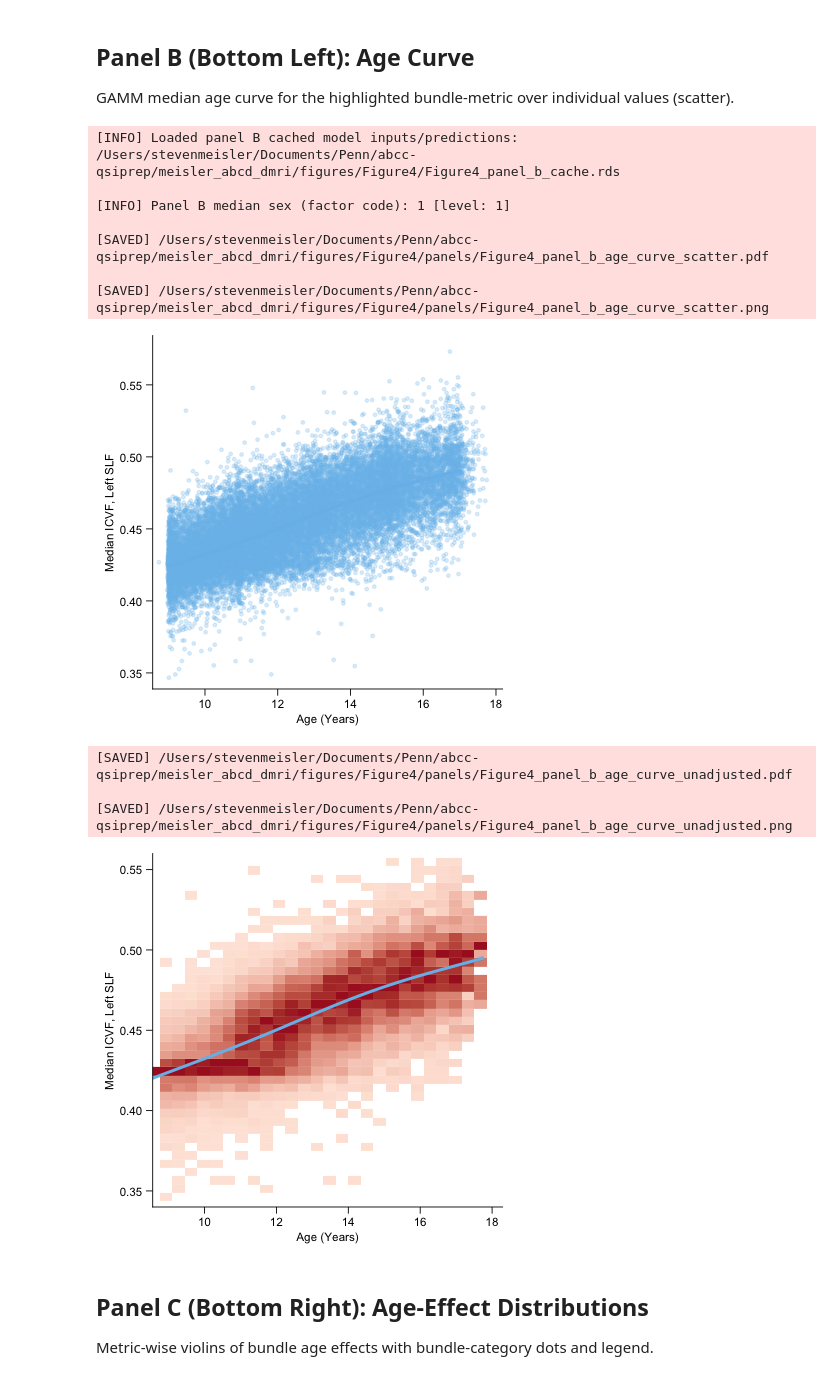
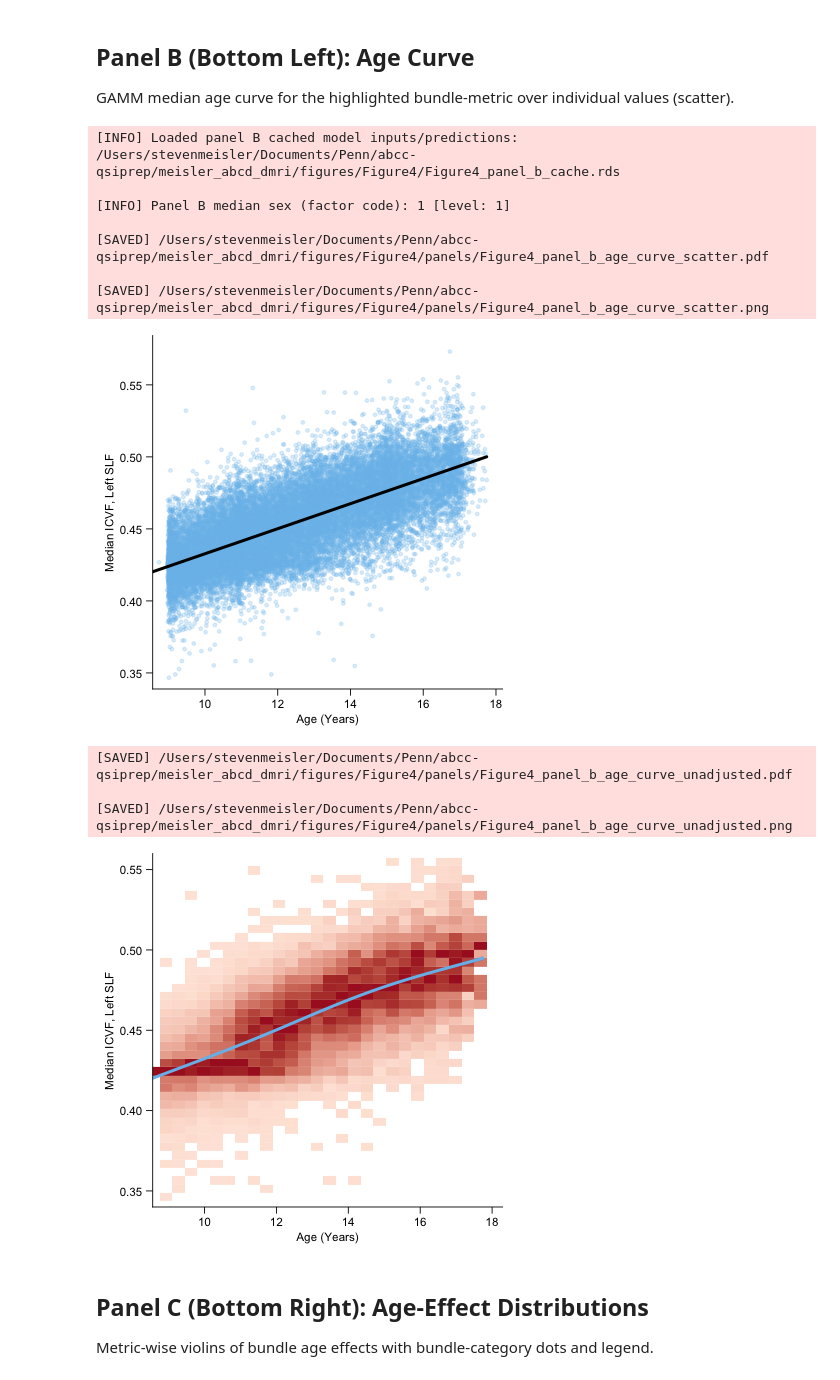
Before and after one commit to PennLINC/Meisler_ABCD_dMRI, a Jupyter notebook: scripts/6_figures/Figure4.ipynb, the cells around one changed output. Cells and saved outputs as stored; diff of their text form; code cells hidden in the pictures.

```diff
--- a/scripts/6_figures/Figure4.ipynb
+++ b/scripts/6_figures/Figure4.ipynb
@@ -499,18 +499,13 @@ panel_b_ylabel <- "Median ICVF, Left SLF"
 
 p_panel_b_scatter <- ggplot(df_panel_b, aes(x = age, y = value)) +
   geom_point(color = highlight_blue, size = 0.70, alpha = 0.24) +
-  geom_ribbon(
-    data = curve_df,
-    aes(x = age, ymin = lower, ymax = upper),
-    inherit.aes = FALSE,
-    fill = "grey70",
-    alpha = 0.35
-  ) +
-  geom_line(
-    data = curve_df,
-    aes(x = age, y = pred_median),
-    inherit.aes = FALSE,
-    color = highlight_blue,
+  geom_smooth(
+    method = "lm",
+    formula = y ~ x,
+    se = TRUE,
+    color = "black",
+    fill = "black",
+    alpha = 0.18,
     linewidth = 0.85,
     lineend = "round"
   ) +
@@ -592,34 +587,34 @@ p_panel_b_unadjusted <- ggplot() +
     y = panel_b_ylabel
   ) +
   coord_cartesian(xlim = c(9, NA), ylim = c(0.35, 0.55)) +
   make_panel_theme(legend_position = "none", placed_width_in = panel_width_in) +
   theme(
     panel.grid.minor = element_blank(),
     axis.title = element_text(size = pt_for_export(7, panel_width_in, panel_width_in)),
     axis.text = element_text(size = pt_for_export(7, panel_width_in, panel_width_in)),
     axis.line = element_line(linewidth = 0.25, color = "black"),
     axis.ticks = element_line(linewidth = 0.25, color = "black"),
     plot.margin = margin(1, 5.5, 5.5, 5.5)
   )
 
 options(repr.plot.width = panel_width_in, repr.plot.height = panel_height_in, repr.plot.res = 120)
 p_panel_b_unadjusted
 save_plot_outputs(
   p_panel_b_unadjusted,
   "Figure4_panel_b_age_curve_unadjusted",
   fs::path(figure4_dir, "panels"),
   panel_export_width_bc_in,
   panel_export_height_bc_in
 )
 # %% [output]
 [INFO] Loaded panel B cached model inputs/predictions: /Users/stevenmeisler/Documents/Penn/abcc-qsiprep/meisler_abcd_dmri/figures/Figure4/Figure4_panel_b_cache.rds
 
 [INFO] Panel B median sex (factor code): 1 [level: 1]
 
 [SAVED] /Users/stevenmeisler/Documents/Penn/abcc-qsiprep/meisler_abcd_dmri/figures/Figure4/panels/Figure4_panel_b_age_curve_scatter.pdf
 
 [SAVED] /Users/stevenmeisler/Documents/Penn/abcc-qsiprep/meisler_abcd_dmri/figures/Figure4/panels/Figure4_panel_b_age_curve_scatter.png
-[figure, old version]
+[figure, new version]
 [SAVED] /Users/stevenmeisler/Documents/Penn/abcc-qsiprep/meisler_abcd_dmri/figures/Figure4/panels/Figure4_panel_b_age_curve_unadjusted.pdf
 
 [SAVED] /Users/stevenmeisler/Documents/Penn/abcc-qsiprep/meisler_abcd_dmri/figures/Figure4/panels/Figure4_panel_b_age_curve_unadjusted.png
```
Also changed, not shown: parts of 2 cells of this notebook, 10 other files.
